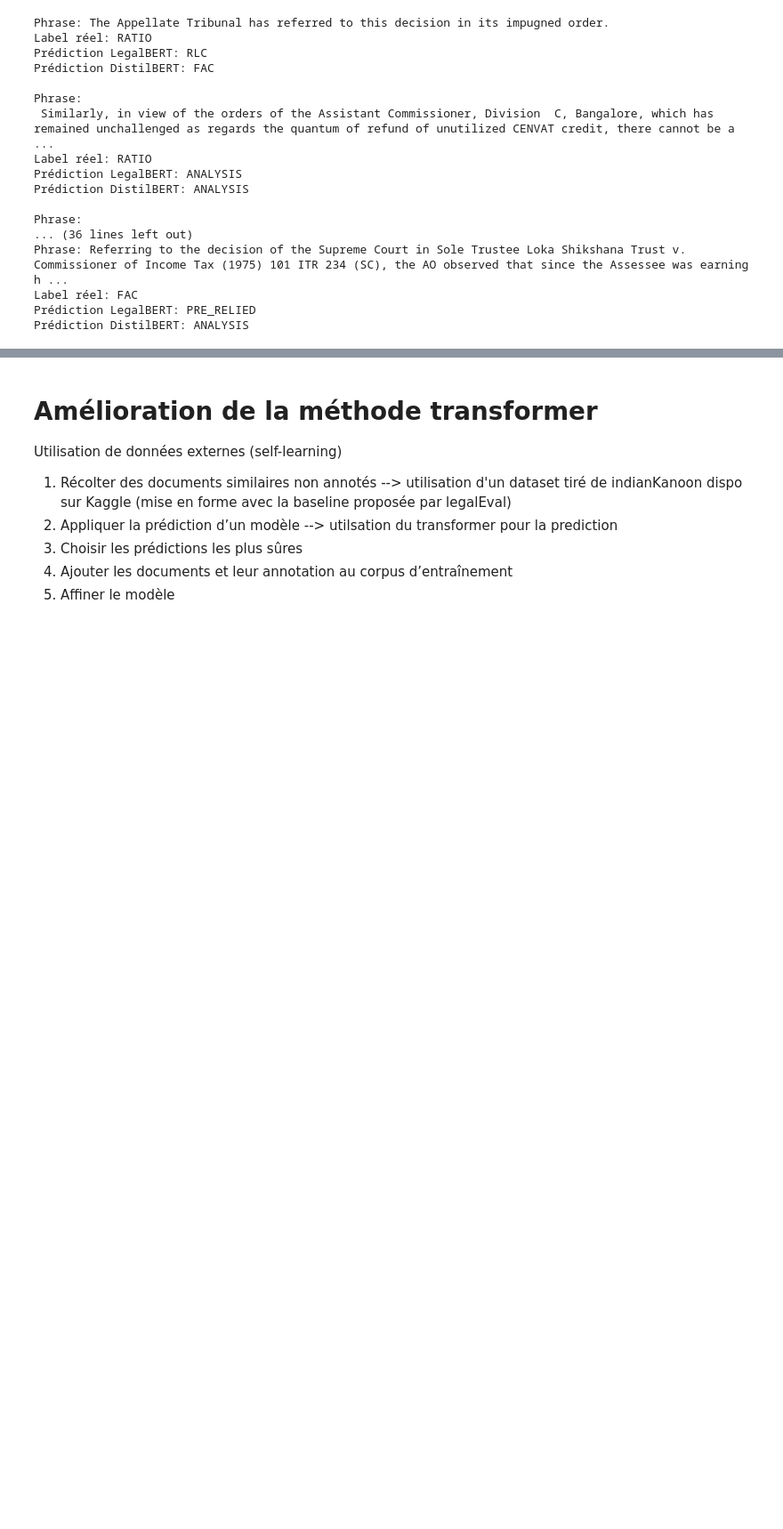
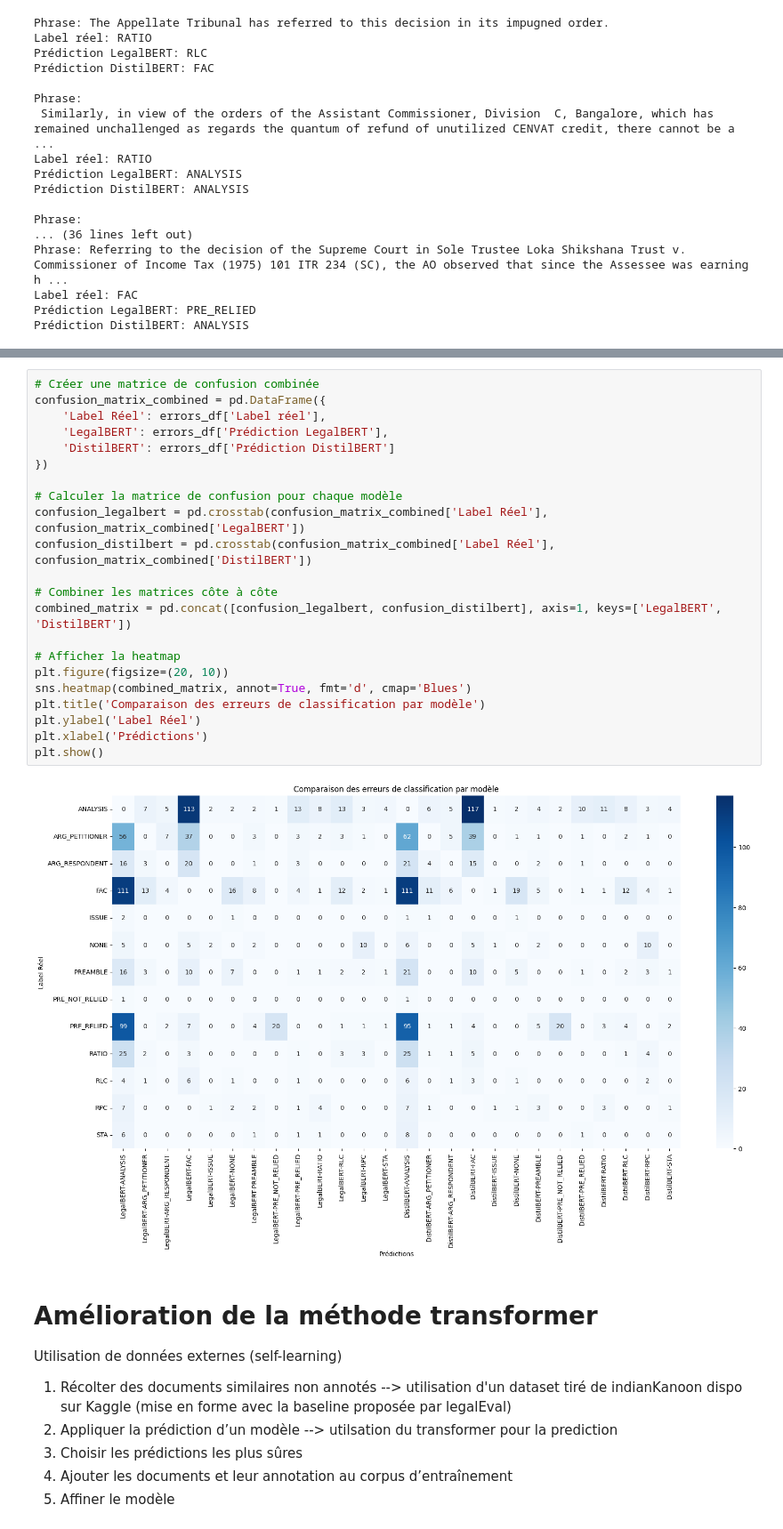
Before and after one commit to MangoHiller/Projet_SemEval2023_ATAL, a Jupyter notebook: LegalEval_Transformers.ipynb, the cells around one changed output, grey strips where cells are left out. Shown: that part at 89% size. Saved outputs shown, nothing was run; the diff lists cells and outputs as text; blank space fills up the shorter version.

```diff
--- a/LegalEval_Transformers.ipynb
+++ b/LegalEval_Transformers.ipynb
@@ -592,3 +709,27 @@ Prédiction DistilBERT: ANALYSIS
+# %%
+# Créer une matrice de confusion combinée
+confusion_matrix_combined = pd.DataFrame({
+    'Label Réel': errors_df['Label réel'],
+    'LegalBERT': errors_df['Prédiction LegalBERT'],
+    'DistilBERT': errors_df['Prédiction DistilBERT']
+})
+
+# Calculer la matrice de confusion pour chaque modèle
+confusion_legalbert = pd.crosstab(confusion_matrix_combined['Label Réel'], confusion_matrix_combined['LegalBERT'])
+confusion_distilbert = pd.crosstab(confusion_matrix_combined['Label Réel'], confusion_matrix_combined['DistilBERT'])
+
+# Combiner les matrices côte à côte
+combined_matrix = pd.concat([confusion_legalbert, confusion_distilbert], axis=1, keys=['LegalBERT', 'DistilBERT'])
+
+# Afficher la heatmap
+plt.figure(figsize=(20, 10))
+sns.heatmap(combined_matrix, annot=True, fmt='d', cmap='Blues')
+plt.title('Comparaison des erreurs de classification par modèle')
+plt.ylabel('Label Réel')
+plt.xlabel('Prédictions')
+plt.show()
+# %% [output]
+[figure, added]
 # %% [markdown]
 # Amélioration de la méthode transformer
 
```
Also changed, not shown: parts of 10 cells of this notebook.
